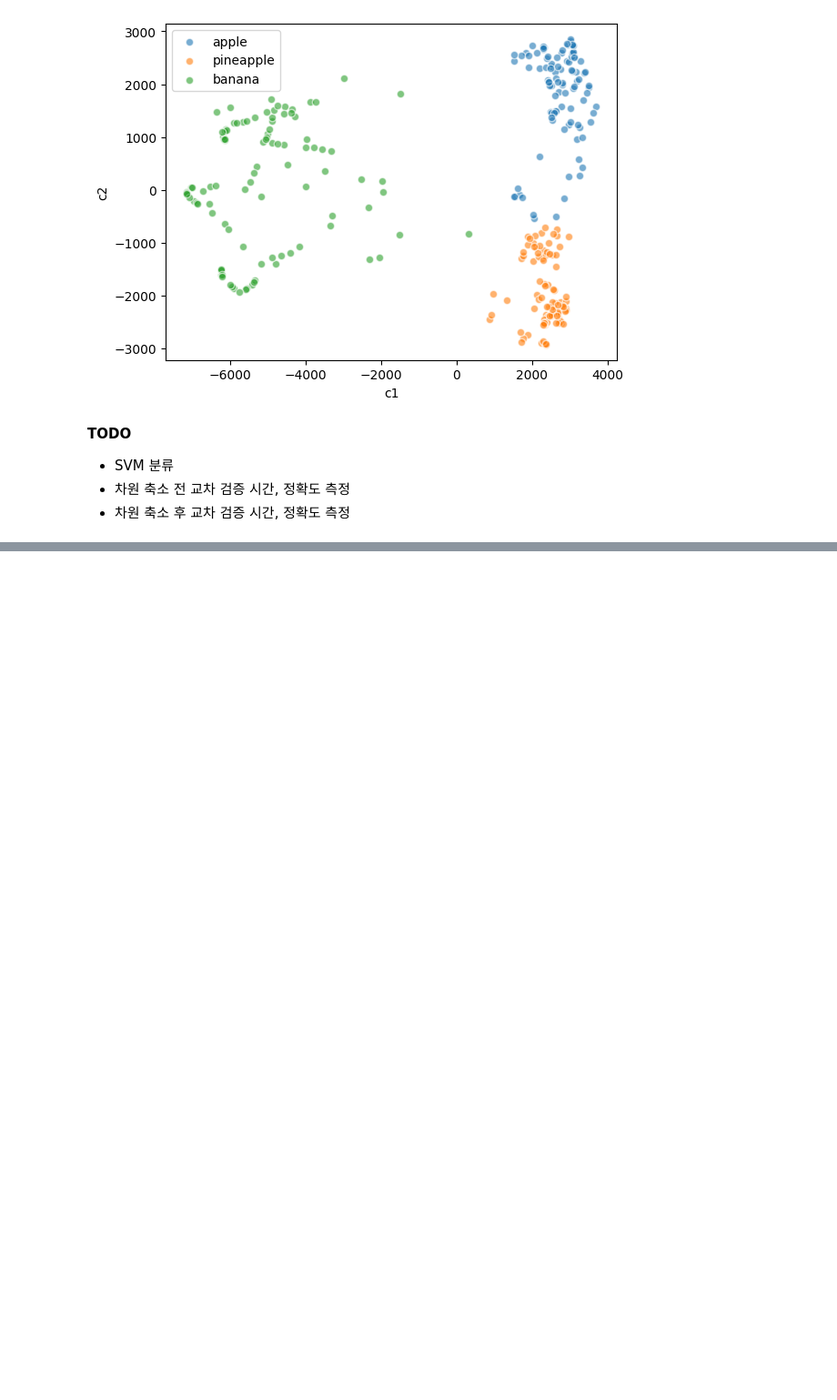
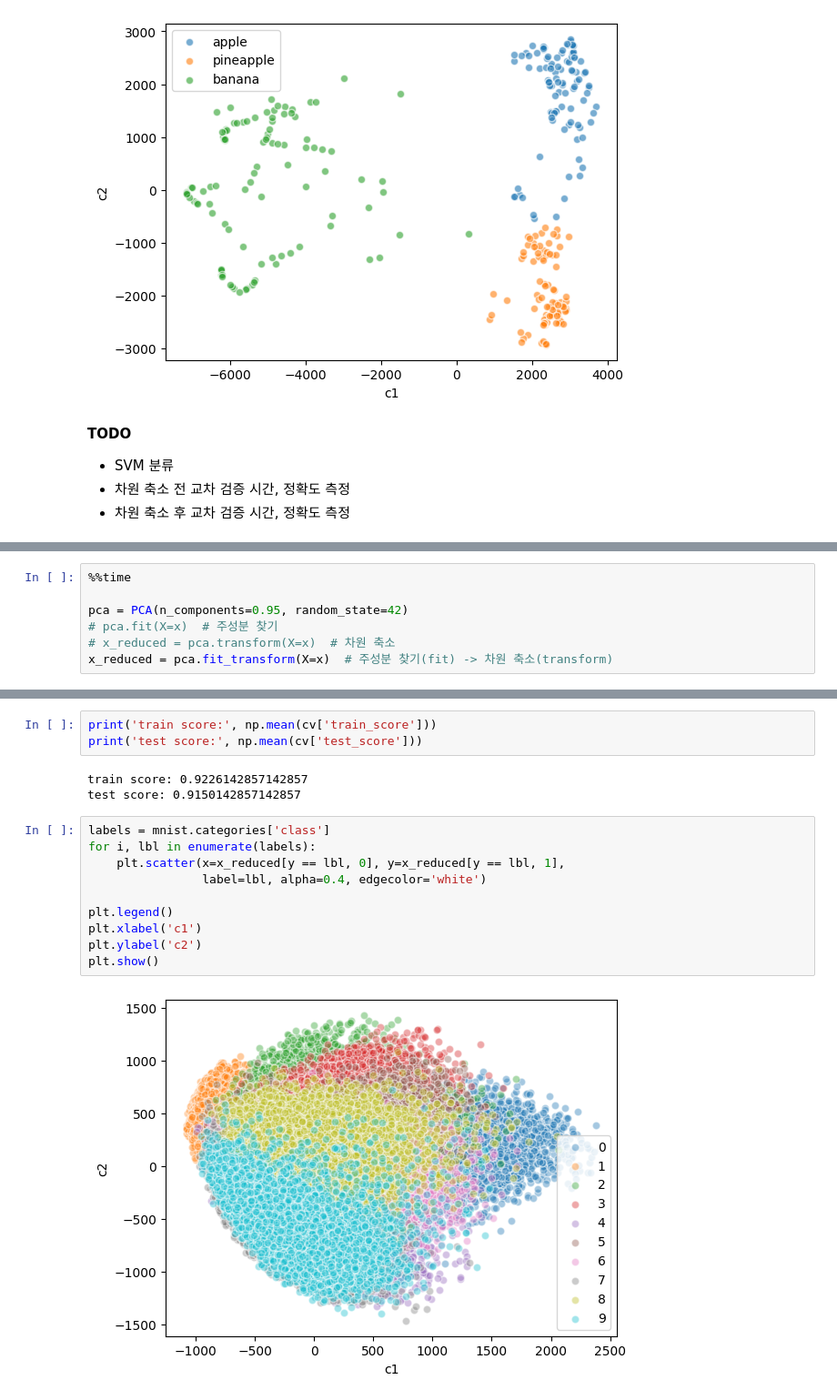
Before and after one commit to JakeOh/202605_BD57, a Jupyter notebook: lab_ml/ml15_pca.ipynb, the cells around one changed output, grey strips where cells are left out. Shown at 91% size. Drawn from its saved outputs; the diff is of its cells as text; blank space fills up the shorter version.

```diff
--- a/lab_ml/ml15_pca.ipynb
+++ b/lab_ml/ml15_pca.ipynb
@@ -401,0 +460,7 @@ plt.show()
+# %%
+%%time
+
+pca = PCA(n_components=0.95, random_state=42)
+# pca.fit(X=x)  # 주성분 찾기
+# x_reduced = pca.transform(X=x)  # 차원 축소
+x_reduced = pca.fit_transform(X=x)  # 주성분 찾기(fit) -> 차원 축소(transform)
@@ -401,0 +510,18 @@ plt.show()
+# %%
+print('train score:', np.mean(cv['train_score']))
+print('test score:', np.mean(cv['test_score']))
+# %% [output]
+train score: 0.9226142857142857
+test score: 0.9150142857142857
+# %%
+labels = mnist.categories['class']
+for i, lbl in enumerate(labels):
+    plt.scatter(x=x_reduced[y == lbl, 0], y=x_reduced[y == lbl, 1],
+                label=lbl, alpha=0.4, edgecolor='white')
+
+plt.legend()
+plt.xlabel('c1')
+plt.ylabel('c2')
+plt.show()
+# %% [output]
+[figure, added]
```
Also changed, not shown: parts of 15 cells of this notebook.
